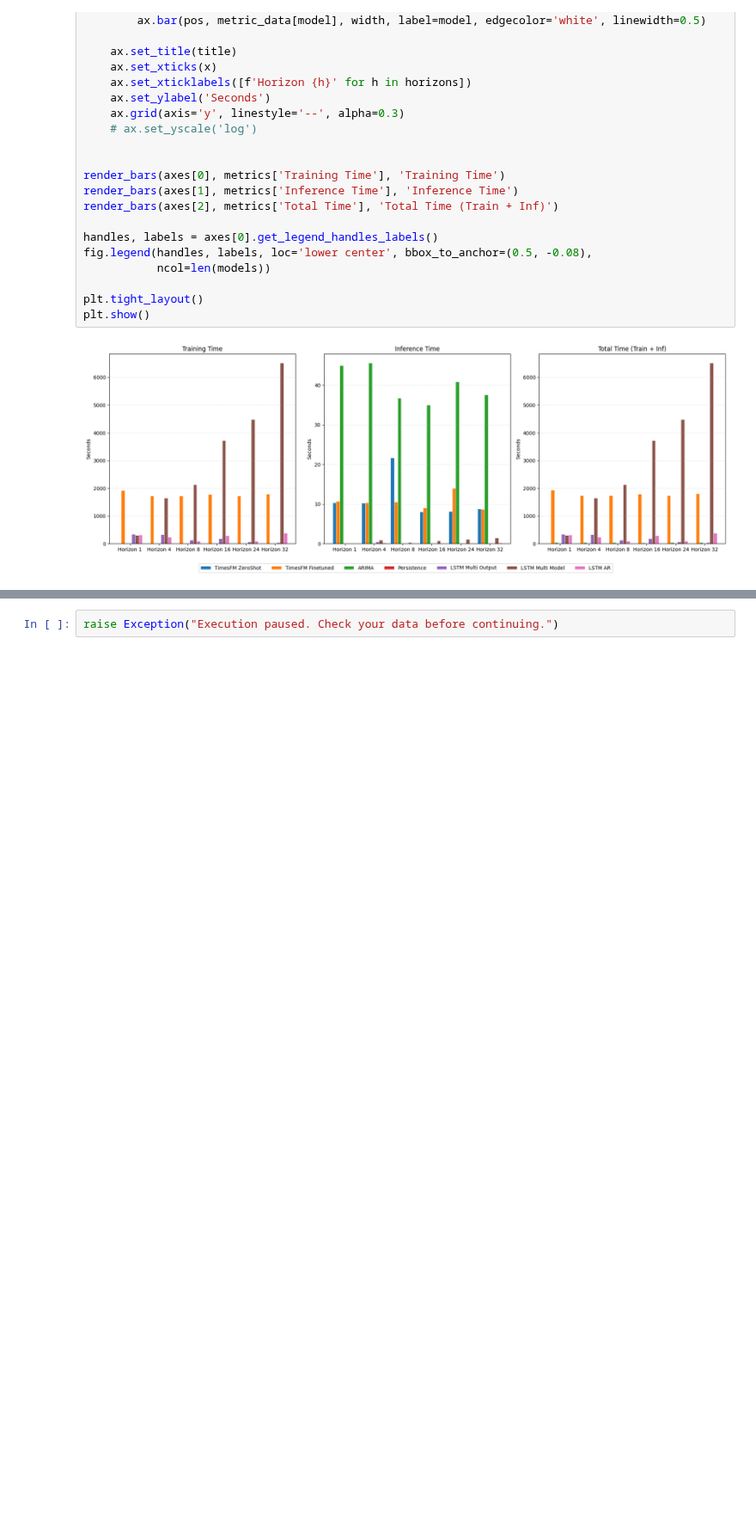
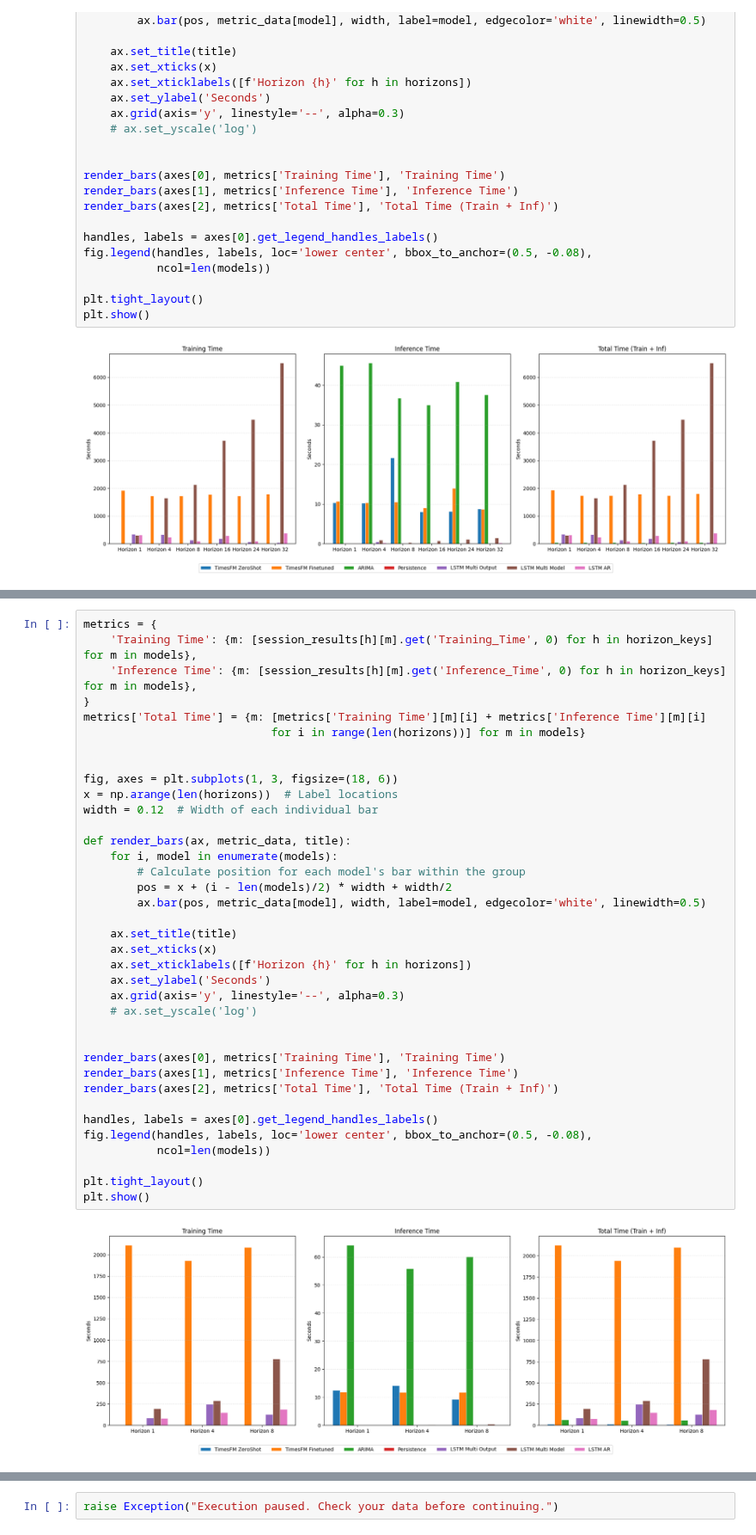
Before and after one commit to luciacasass/UAM_TFM, a Jupyter notebook: finetune_timesfm_folder/finetune_ex.ipynb, the cells around one changed output, grey strips where cells are left out. Shown at 86% size. Saved outputs shown, nothing was run; the diff lists cells and outputs as text; blank space fills up the shorter version.

```diff
--- a/finetune_timesfm_folder/finetune_ex.ipynb
+++ b/finetune_timesfm_folder/finetune_ex.ipynb
@@ -314,0 +446,39 @@ plt.show()
+# %%
+metrics = {
+    'Training Time': {m: [session_results[h][m].get('Training_Time', 0) for h in horizon_keys] for m in models},
+    'Inference Time': {m: [session_results[h][m].get('Inference_Time', 0) for h in horizon_keys] for m in models},
+}
+metrics['Total Time'] = {m: [metrics['Training Time'][m][i] + metrics['Inference Time'][m][i]
+                            for i in range(len(horizons))] for m in models}
+
+
+fig, axes = plt.subplots(1, 3, figsize=(18, 6))
+x = np.arange(len(horizons))  # Label locations
+width = 0.12  # Width of each individual bar
+
+def render_bars(ax, metric_data, title):
+    for i, model in enumerate(models):
+        # Calculate position for each model's bar within the group
+        pos = x + (i - len(models)/2) * width + width/2
+        ax.bar(pos, metric_data[model], width, label=model, edgecolor='white', linewidth=0.5)
+
+    ax.set_title(title)
+    ax.set_xticks(x)
+    ax.set_xticklabels([f'Horizon {h}' for h in horizons])
+    ax.set_ylabel('Seconds')
+    ax.grid(axis='y', linestyle='--', alpha=0.3)
+    # ax.set_yscale('log')
+
+
+render_bars(axes[0], metrics['Training Time'], 'Training Time')
+render_bars(axes[1], metrics['Inference Time'], 'Inference Time')
+render_bars(axes[2], metrics['Total Time'], 'Total Time (Train + Inf)')
+
+handles, labels = axes[0].get_legend_handles_labels()
+fig.legend(handles, labels, loc='lower center', bbox_to_anchor=(0.5, -0.08),
+           ncol=len(models))
+
+plt.tight_layout()
+plt.show()
+# %% [output]
+[figure, added]
```
Also changed, not shown: parts of 9 cells of this notebook.
